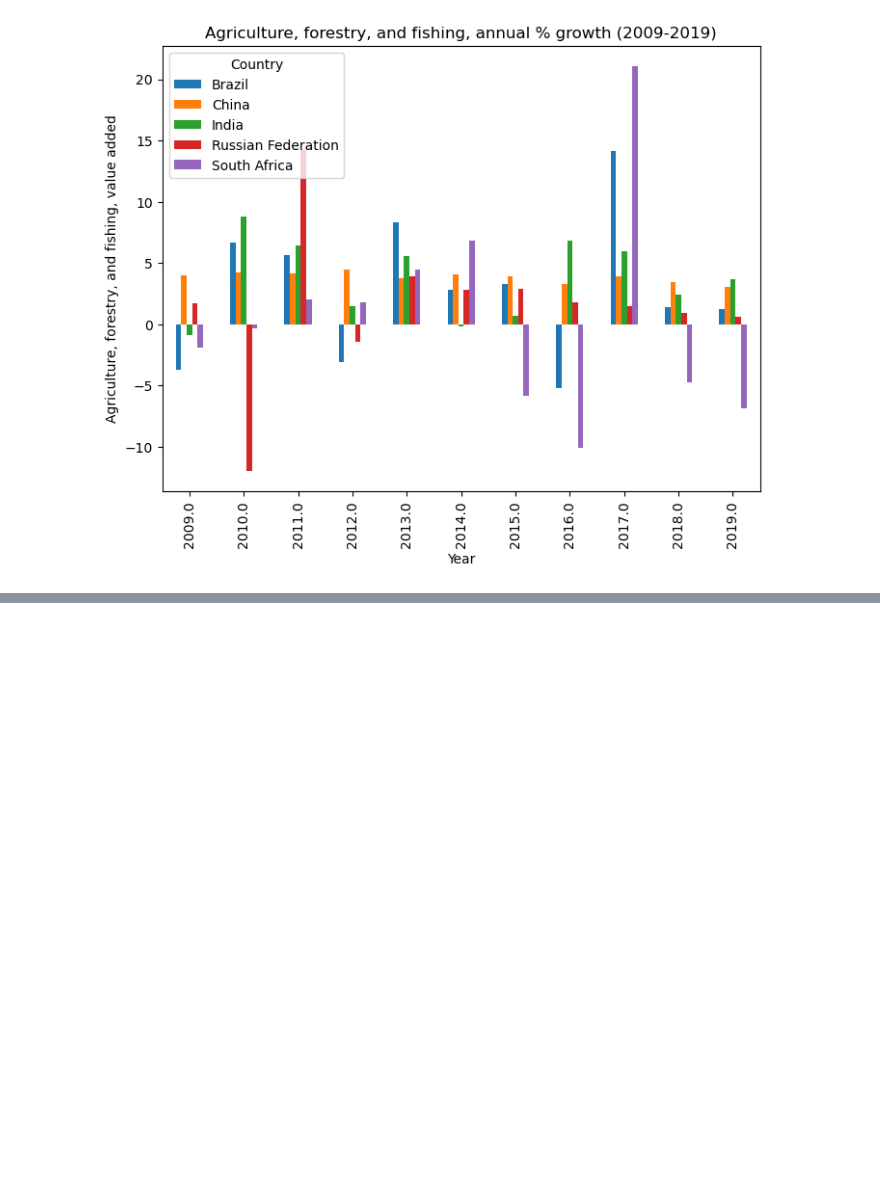
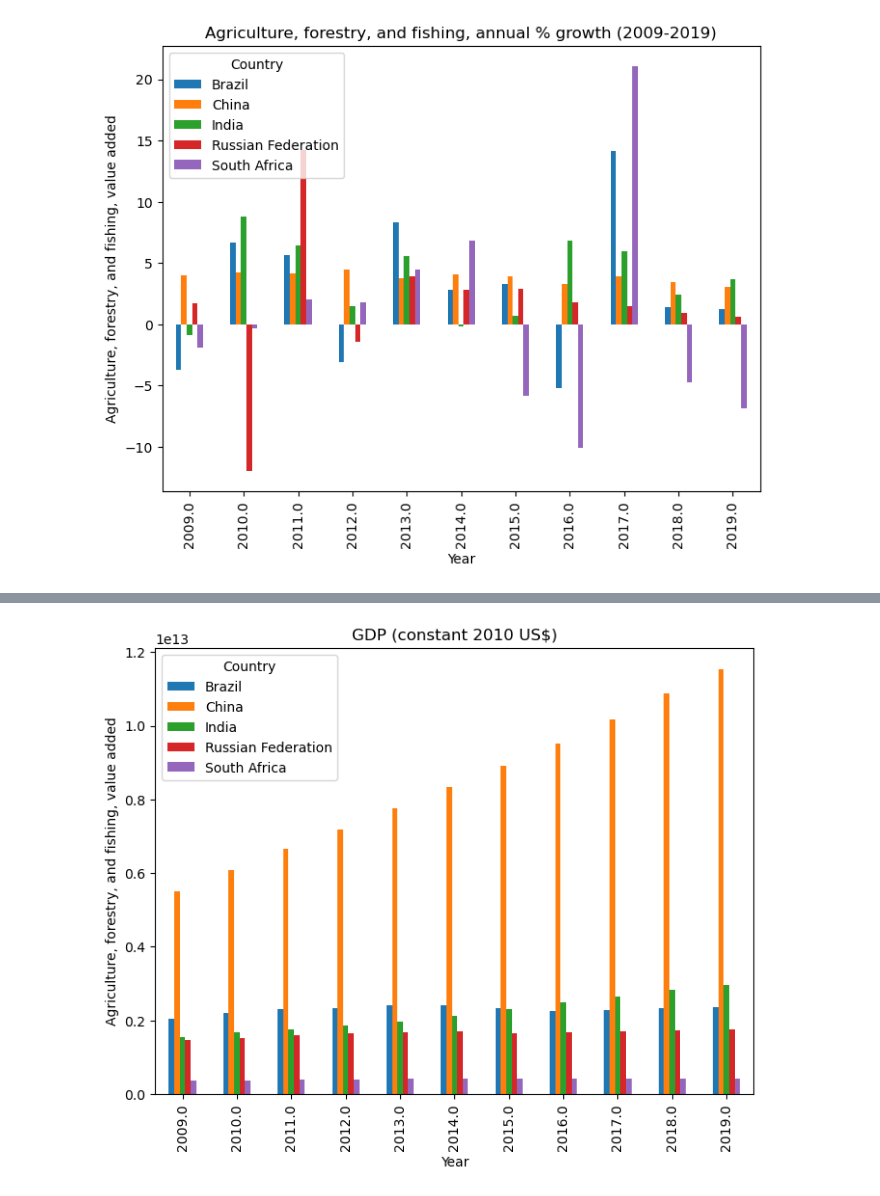
Before and after one commit to SArjaGit/BRICS_Project, a Jupyter notebook: Justin/Economic.ipynb, the cells around one changed output, grey strips where cells are left out. Saved outputs shown, nothing was run; the diff lists cells and outputs as text; code cells hidden in the pictures; blank space fills up the shorter version.

```diff
--- a/Justin/Economic.ipynb
+++ b/Justin/Economic.ipynb
@@ -212,0 +243,11 @@ ddddd
+# %%
+groupby_gdp.pivot(index="Year", columns="CountryName", values="Value").plot(kind="bar", figsize=(8,6))
+
+# Setting titles and labels
+plt.title("GDP (constant 2010 US$)")
+plt.xlabel("Year")
+plt.ylabel("Agriculture, forestry, and fishing, value added")
+plt.legend(title="Country", loc="upper left")
+plt.show()
+# %% [output]
+[figure, added]
```
Also changed, not shown: parts of 5 cells of this notebook.
